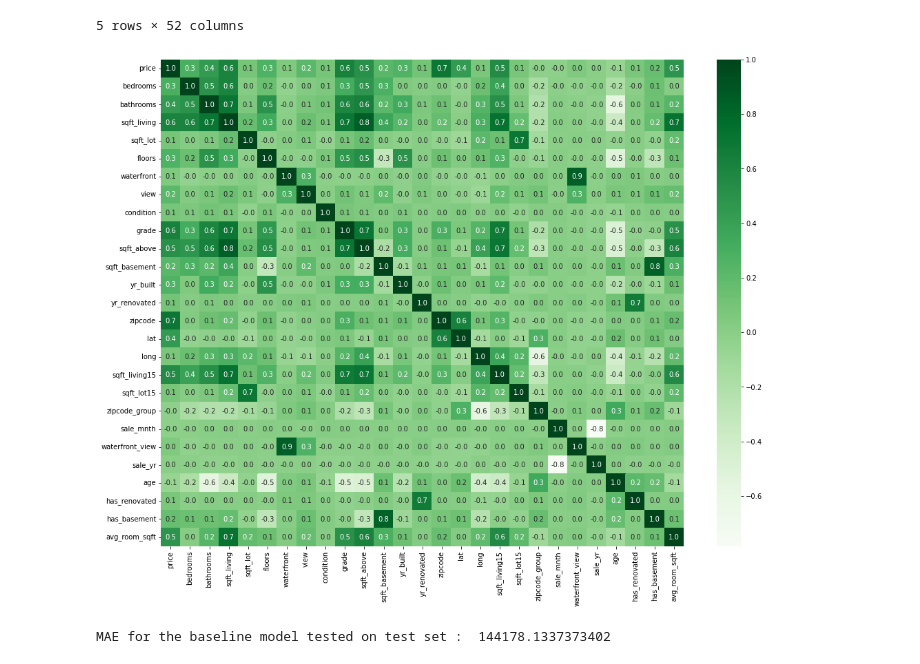
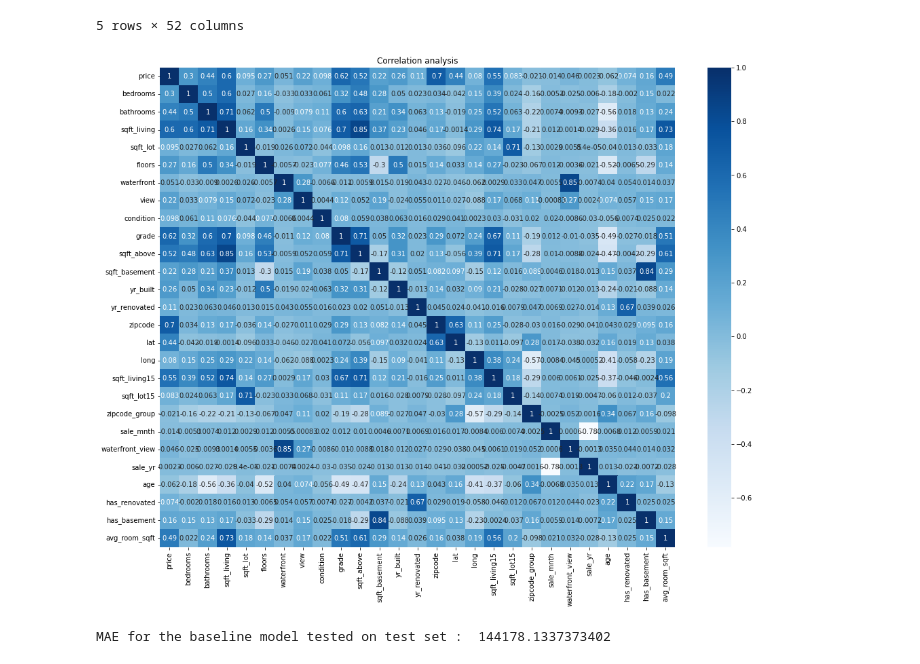
Before and after one commit to thuyle-23/house-price-prediction, a Jupyter notebook: Untitled1.ipynb, the cells around one changed output. Drawn from its saved outputs; the diff is of its cells as text; code cells hidden in the pictures.

```diff
--- a/Untitled1.ipynb
+++ b/Untitled1.ipynb
@@ -85,9 +85,9 @@ plt.ticklabel_format(style='plain', axis='x')
 # %% [output]
 [figure]
 # %%
-data = data[(data['price']<1000000) & (data['bedrooms']<=6)]
+df = df[(df['price']<1000000) & (df['bedrooms']<=6)]
 fig, ax = plt.subplots(figsize=(17,3))
-sns.boxplot(x='price',data=data)
+sns.boxplot(x='price', data=df)
 plt.ticklabel_format(style='plain', axis='x')
 # %% [output]
 [figure]
@@ -202,8 +201,8 @@ plot_categories(temp_df,'yr_renovated')
 # %% [output]
 [figure]
 # %%
-data['zipcode_group']=(data['zipcode'].astype(str).str[0:4]).astype(int)
-data['zipcode_group'].nunique()
+df['zipcode_group'] = (df['zipcode'].astype(str).str[0:4]).astype(int)
+df['zipcode_group'].nunique()
 # %% [output]
 19
 # %%
@@ -214,9 +212,9 @@ plt.ticklabel_format(style='plain', axis='y');
 # %% [output]
 [figure]
 # %%
-data['date']=pd.to_datetime(data['date'])
-data['sale_mnth']=data['date'].dt.month
-temp_df = calculate_mean_target_per_category(data, 'sale_mnth')
+df['date'] = pd.to_datetime(df['date'])
+df['sale_mnth'] = df['date'].dt.month
+temp_df = calculate_mean_target_per_category(df, 'sale_mnth')
 plot_categories(temp_df,'sale_mnth')
 # %% [output]
 [figure]
@@ -261,5 +259,5 @@ locator(data, 'lat', 'long', 'zipcode_group')
 # %% [output]
 [figure]
 # %%
-data2=data.fillna(0)
+data2 = df.fillna(0)
 # %%
@@ -313,19 +311,20 @@ data4.head()
 | 4 | 1954400510 | 2015-02-18 | 510000.0 | 3 | 2.00 | 1680 | 8080 | 1.0 | 0 | 0 | ... |
 5 rows × 52 columns
 # %%
-categorical_vars=['waterfront', 'view', 'condition', 'grade', 'waterfront_view',
+categorical_vars = ['waterfront', 'view', 'condition', 'grade', 'waterfront_view',
                   'yr_built','yr_renovated','zipcode','sale_yr','has_renovated', 'has_basement']
-data_corr=data2[:]
+data_corr = data2[:]
 for cat in categorical_vars:
-    means=data_corr.groupby(cat)['price'].mean()
+    means = data_corr.groupby(cat)['price'].mean()
     data_corr[cat] = data_corr[cat].map(means)
 fig = plt.figure(figsize=(17, 13))
 features=data_corr.iloc[:,2:].columns
-sns.heatmap(data_corr[features].corr(), cmap='Greens',annot=True,fmt='.1f',)
+sns.heatmap(data_corr[features].corr(), cmap='Blues',annot=True)
 plt.xticks(rotation=90)
+plt.title('Correlation analysis')
 plt.show()
 # %% [output]
-[figure, old version]
+[figure, new version]
 # %%
 from sklearn.model_selection import train_test_split
 from sklearn.linear_model import LinearRegression
```
Also changed, not shown: parts of 44 cells of this notebook.
